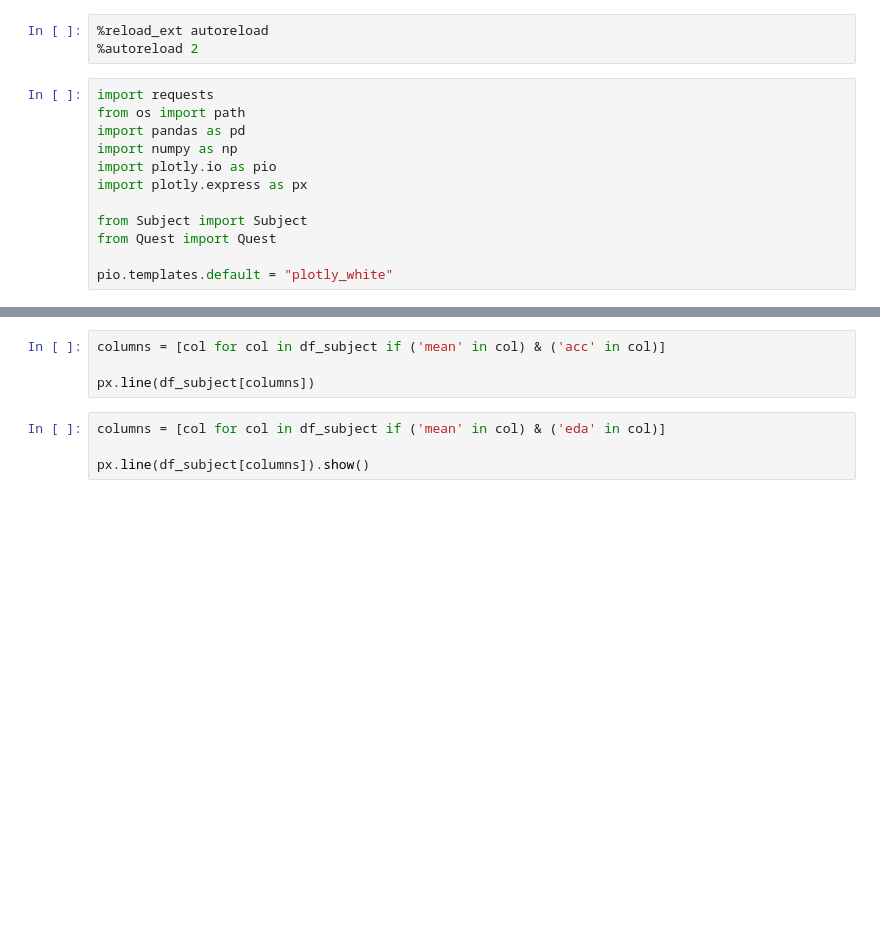
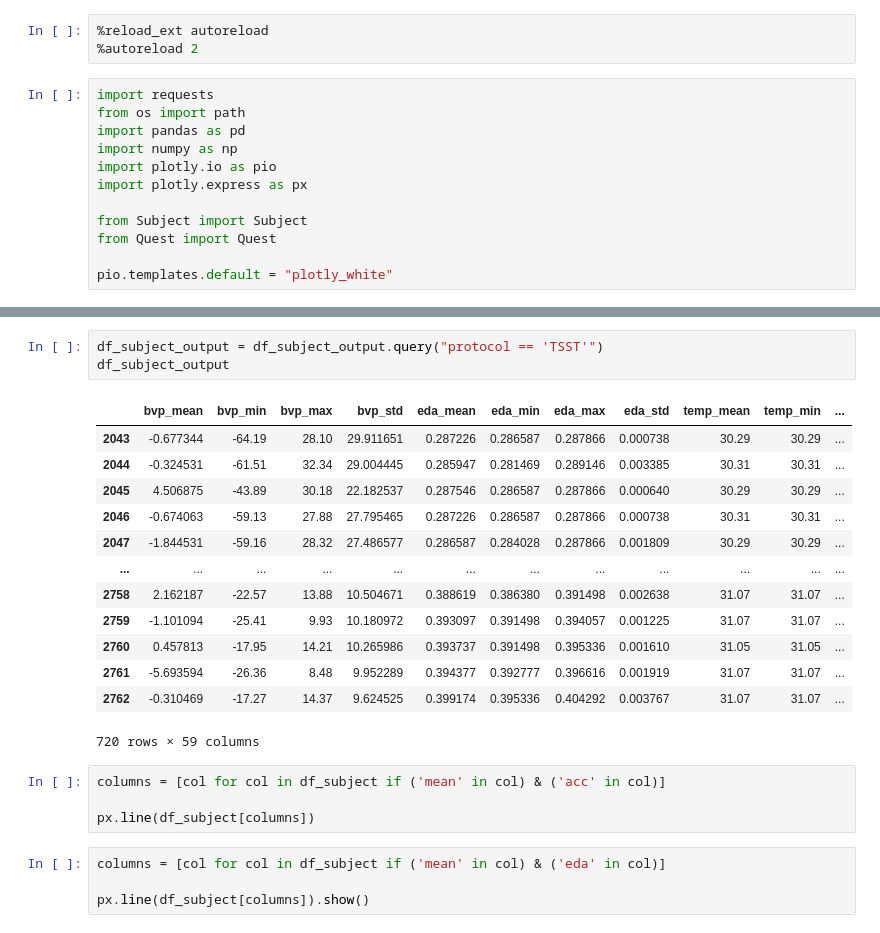
Before and after one commit to tomas-lucena/wesad, a Jupyter notebook: test.ipynb, the cells around one changed output, grey strips where cells are left out. Drawn from its saved outputs; the diff is of its cells as text; blank space fills up the shorter version.

```diff
--- a/test.ipynb
+++ b/test.ipynb
@@ -55,3 +64,20 @@ df_subject
+# %%
+df_subject_output = df_subject_output.query("protocol == 'TSST'")
+df_subject_output
+# %% [output]
+|  | bvp_mean | bvp_min | bvp_max | bvp_std | eda_mean | eda_min | eda_max | eda_std | temp_mean | temp_min | ... |
+| 2043 | -0.677344 | -64.19 | 28.10 | 29.911651 | 0.287226 | 0.286587 | 0.287866 | 0.000738 | 30.29 | 30.29 | ... |
+| 2044 | -0.324531 | -61.51 | 32.34 | 29.004445 | 0.285947 | 0.281469 | 0.289146 | 0.003385 | 30.31 | 30.31 | ... |
+| 2045 | 4.506875 | -43.89 | 30.18 | 22.182537 | 0.287546 | 0.286587 | 0.287866 | 0.000640 | 30.29 | 30.29 | ... |
+| 2046 | -0.674063 | -59.13 | 27.88 | 27.795465 | 0.287226 | 0.286587 | 0.287866 | 0.000738 | 30.31 | 30.31 | ... |
+| 2047 | -1.844531 | -59.16 | 28.32 | 27.486577 | 0.286587 | 0.284028 | 0.287866 | 0.001809 | 30.29 | 30.29 | ... |
+| ... | ... | ... | ... | ... | ... | ... | ... | ... | ... | ... | ... |
+| 2758 | 2.162187 | -22.57 | 13.88 | 10.504671 | 0.388619 | 0.386380 | 0.391498 | 0.002638 | 31.07 | 31.07 | ... |
+| 2759 | -1.101094 | -25.41 | 9.93 | 10.180972 | 0.393097 | 0.391498 | 0.394057 | 0.001225 | 31.07 | 31.07 | ... |
+| 2760 | 0.457813 | -17.95 | 14.21 | 10.265986 | 0.393737 | 0.391498 | 0.395336 | 0.001610 | 31.05 | 31.05 | ... |
+| 2761 | -5.693594 | -26.36 | 8.48 | 9.952289 | 0.394377 | 0.392777 | 0.396616 | 0.001919 | 31.07 | 31.07 | ... |
+| 2762 | -0.310469 | -17.27 | 14.37 | 9.624525 | 0.399174 | 0.395336 | 0.404292 | 0.003767 | 31.07 | 31.07 | ... |
+720 rows × 59 columns
 # %%
 columns = [col for col in df_subject if ('mean' in col) & ('acc' in col)]
 
```
Also changed, not shown: parts of 4 cells of this notebook, 2 other files.
